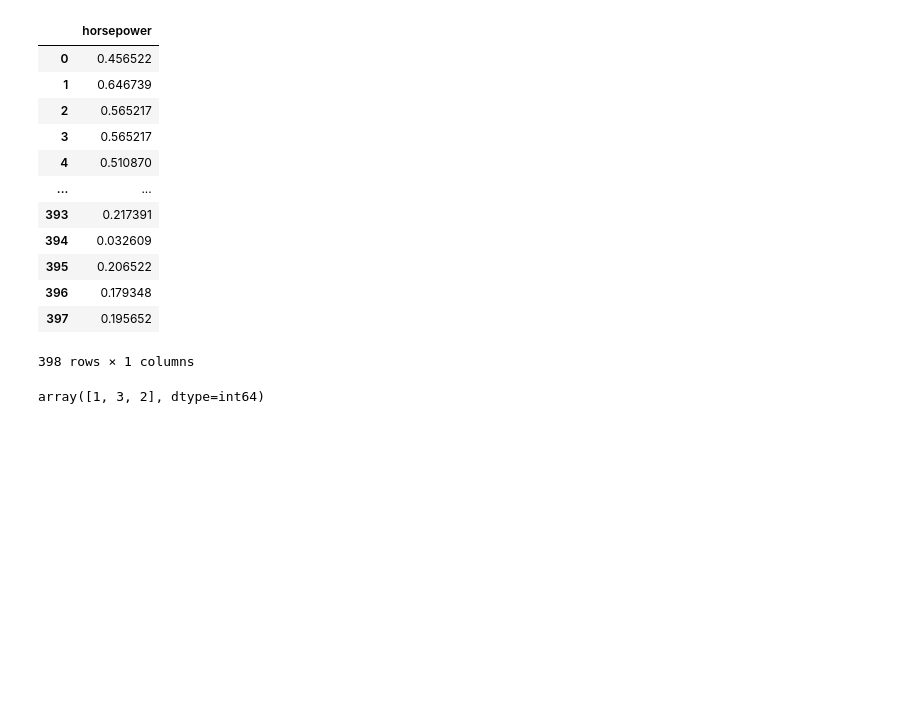
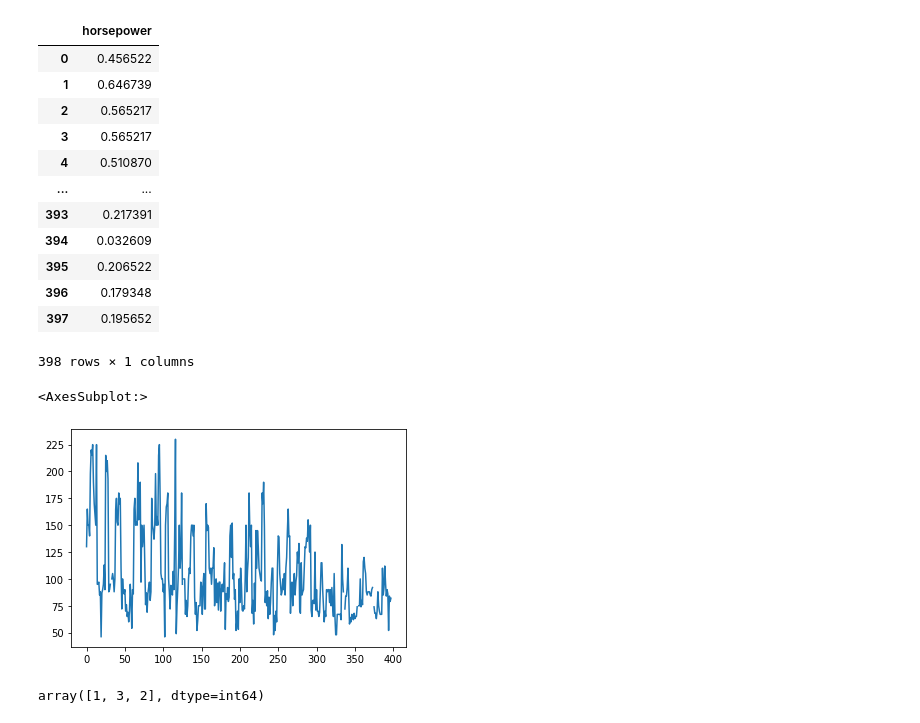
Before and after one commit to leedaedoo2/-cakd5, a Jupyter notebook: 과제 0117.ipynb, the cells around one changed output. Saved outputs shown, nothing was run; the diff lists cells and outputs as text; code cells hidden in the pictures; blank space fills up the shorter version.

```diff
--- a/과제 0117.ipynb
+++ b/과제 0117.ipynb
@@ -167,6 +167,11 @@ df2[['horsepower']].apply(lambda x : cal(x))
 | 396 | 0.179348 |
 | 397 | 0.195652 |
 398 rows × 1 columns
+# %%
+df2.horsepower.plot()
+# %% [output]
+<AxesSubplot:>
+[figure, added]
 # %%
 # origin 열의 고유값을 출력하세요
 # %%
```
Also changed, not shown: parts of 5 cells of this notebook, 1 other file.
